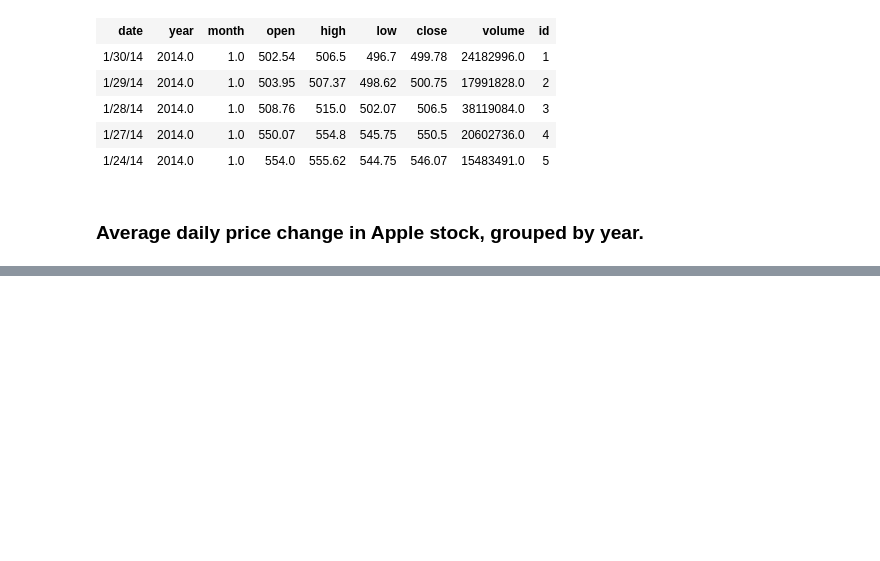
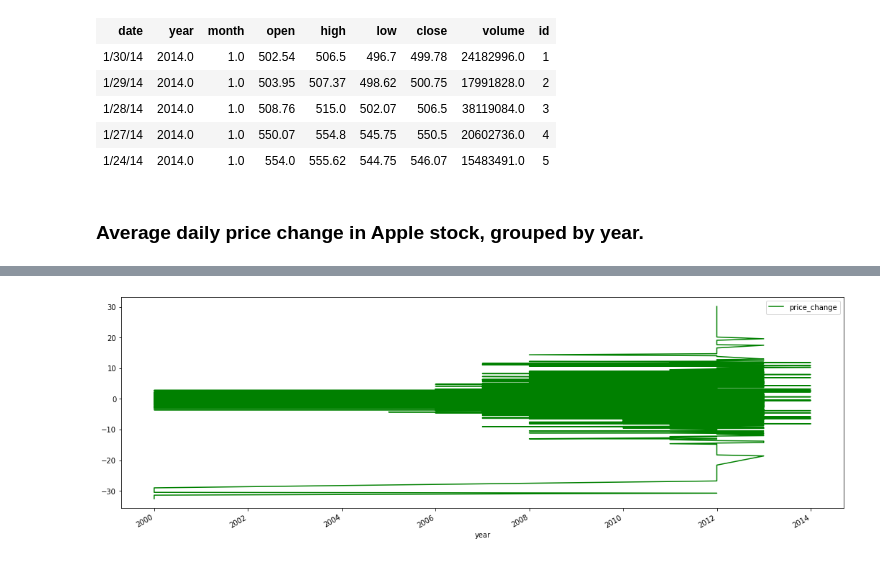
Before and after one commit to davidkeya/SQL-Projects, a Jupyter notebook: SQL Review 2021/Apple Stock Prices Analysis Using Sql and Python.ipynb, the cells around one changed output, grey strips where cells are left out. Cells and saved outputs as stored; diff of their text form; code cells hidden in the pictures; blank space fills up the shorter version.

```diff
--- a/SQL Review 2021/Apple Stock Prices Analysis Using Sql and Python.ipynb
+++ b/SQL Review 2021/Apple Stock Prices Analysis Using Sql and Python.ipynb
@@ -387,0 +393,3 @@ LINE 1: SELECT open, low, MAX(open-close) FROM apple_stock_prices
+# %%
+# Store the querry results in a variable
+price_change = %sql SELECT year, open, low, close, (open-close) AS price_change FROM apple_stock_prices ORDER BY price_change
@@ -387,0 +399,3 @@ LINE 1: SELECT open, low, MAX(open-close) FROM apple_stock_prices
+# %%
+# Convert the table into a pandas data frame
+price_change_df = price_change.DataFrame()
@@ -387,0 +411,4 @@ LINE 1: SELECT open, low, MAX(open-close) FROM apple_stock_prices
+# %%
+price_change_df.plot.line(x='year', y='price_change', figsize = (18,6), subplots=True, color={"price_change": "green"});
+# %% [output]
+[figure, added]
```
Also changed, not shown: parts of 9 cells of this notebook, 1 other file.
